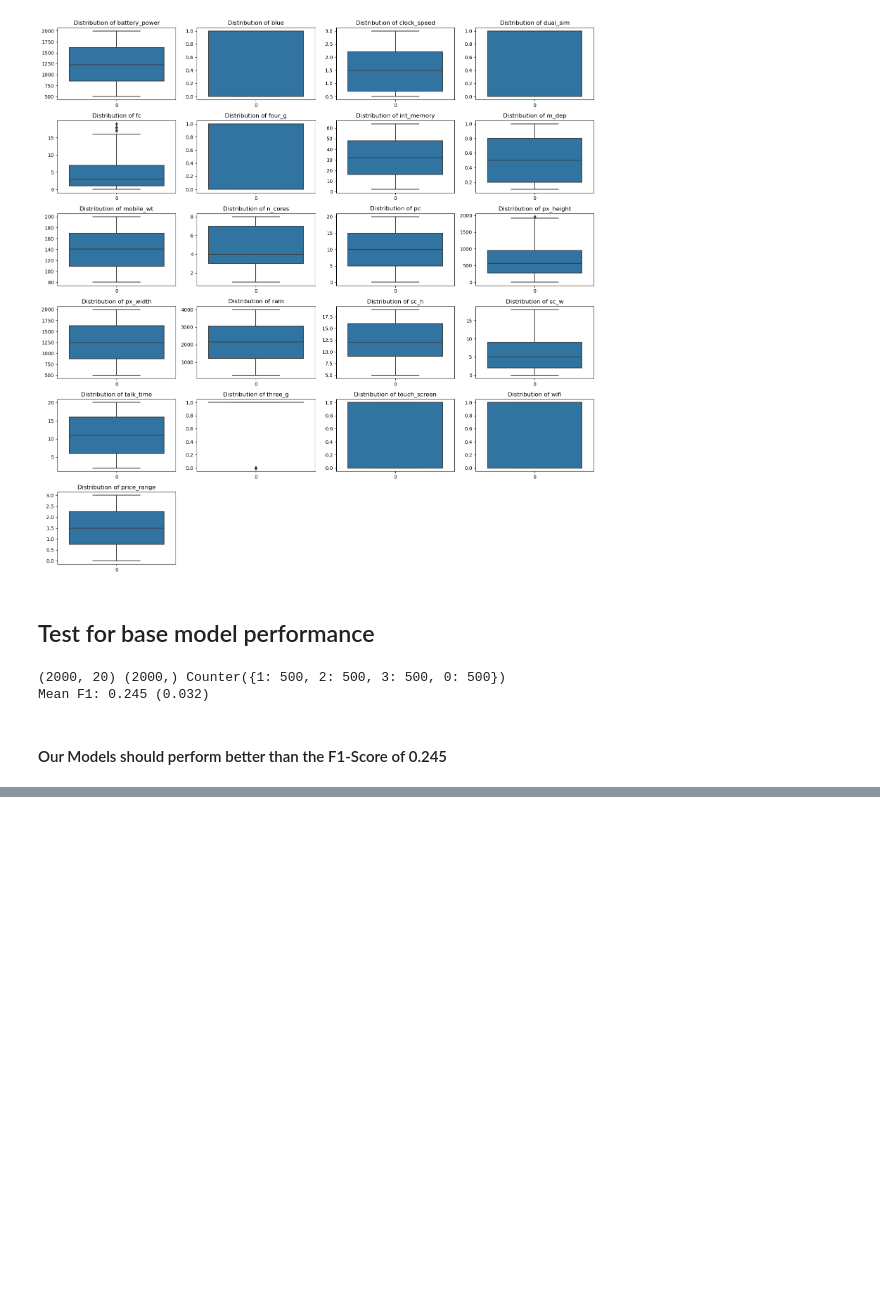
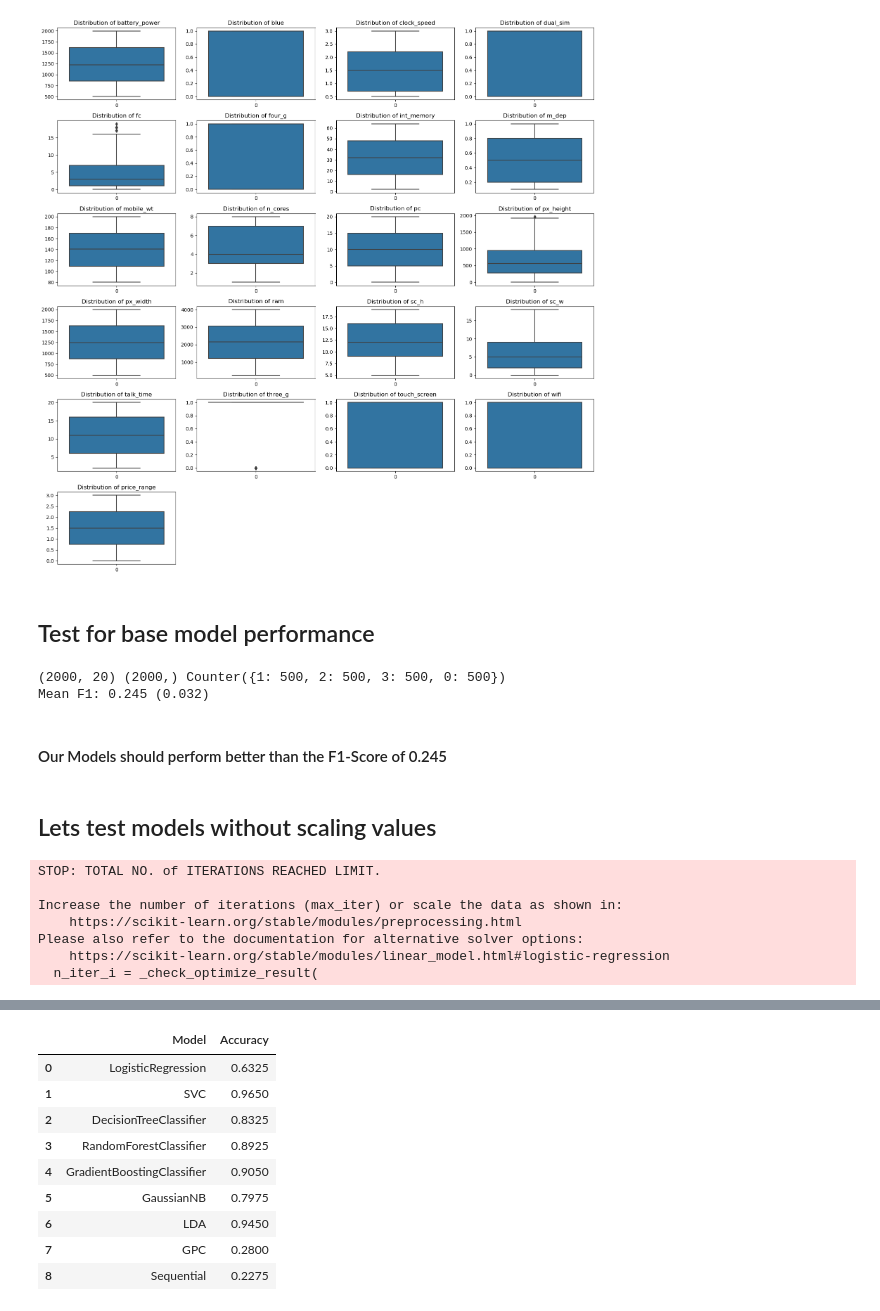
Before and after one commit to MaukanMir/Mobile-Price-Classification, a Jupyter notebook: training.ipynb, the cells around one changed output, grey strips where cells are left out. Drawn from its saved outputs; the diff is of its cells as text; code cells hidden in the pictures; blank space fills up the shorter version.

Commit message:
Model tested without scaling values

```diff
--- a/training.ipynb
+++ b/training.ipynb
@@ -52,11 +52,11 @@ def create_tier_df(df:pd.DataFrame, col:str)-> pd.DataFrame:
 
 def run_all_models(X_train_scaled, X_test_scaled, y_train_encoded, y_test_encoded):
     models = {
-        "LogisticRegression": LogisticRegression(solver='liblinear'),
+        "LogisticRegression": LogisticRegression(),
         "SVC": SVC(),
         "DecisionTreeClassifier": DecisionTreeClassifier(random_state=42),
         "RandomForestClassifier": RandomForestClassifier(random_state=42),
-        "KNeighborsClassifier": KNeighborsClassifier(),
+        # "KNeighborsClassifier": KNeighborsClassifier(),
         "GradientBoostingClassifier": GradientBoostingClassifier(random_state=42),
         "GaussianNB": GaussianNB(),
         "LDA":LinearDiscriminantAnalysis(),
@@ -80,7 +80,7 @@ def run_all_models(X_train_scaled, X_test_scaled, y_train_encoded, y_test_encode
     sequential_model.add(Dense(64, input_dim=X_train_scaled.shape[1], activation='relu'))
     sequential_model.add(Dense(32, activation='relu'))
     sequential_model.add(Dense(1, activation='sigmoid'))
-    sequential_model.compile(loss='binary_crossentropy', optimizer='adam', metrics=['accuracy'])
+    sequential_model.compile(loss='categorical_crossentropy', optimizer='adam', metrics=['accuracy'])
     sequential_model.fit(X_train_scaled, y_train_encoded, epochs=50, batch_size=10, verbose=0)
     loss, accuracy = sequential_model.evaluate(X_test_scaled, y_test_encoded)
     model_performance.append({
@@ -373,3 +373,17 @@ print('Mean F1: %.3f (%.3f)' % (np.mean(scores), np.std(scores)))
 Mean F1: 0.245 (0.032)
 # %% [markdown]
 #### Our Models should perform better than the F1-Score of 0.245
+# %% [markdown]
+## Lets test models without scaling values
+# %%
+X_train, X_test, y_train, y_test = train_test_split(X,y, test_size=0.2, random_state=42)
+models = run_all_models(X_train, X_test, y_train, y_test)
+models
+# %% [output]
+STOP: TOTAL NO. of ITERATIONS REACHED LIMIT.
+
+Increase the number of iterations (max_iter) or scale the data as shown in:
+    https://scikit-learn.org/stable/modules/preprocessing.html
+Please also refer to the documentation for alternative solver options:
+    https://scikit-learn.org/stable/modules/linear_model.html#logistic-regression
+  n_iter_i = _check_optimize_result(
@@ -375,0 +391,10 @@ Mean F1: 0.245 (0.032)
+|  | Model | Accuracy |
+| 0 | LogisticRegression | 0.6325 |
+| 1 | SVC | 0.9650 |
+| 2 | DecisionTreeClassifier | 0.8325 |
+| 3 | RandomForestClassifier | 0.8925 |
+| 4 | GradientBoostingClassifier | 0.9050 |
+| 5 | GaussianNB | 0.7975 |
+| 6 | LDA | 0.9450 |
+| 7 | GPC | 0.2800 |
+| 8 | Sequential | 0.2275 |
```
Also changed, not shown: parts of 1 cell of this notebook.
